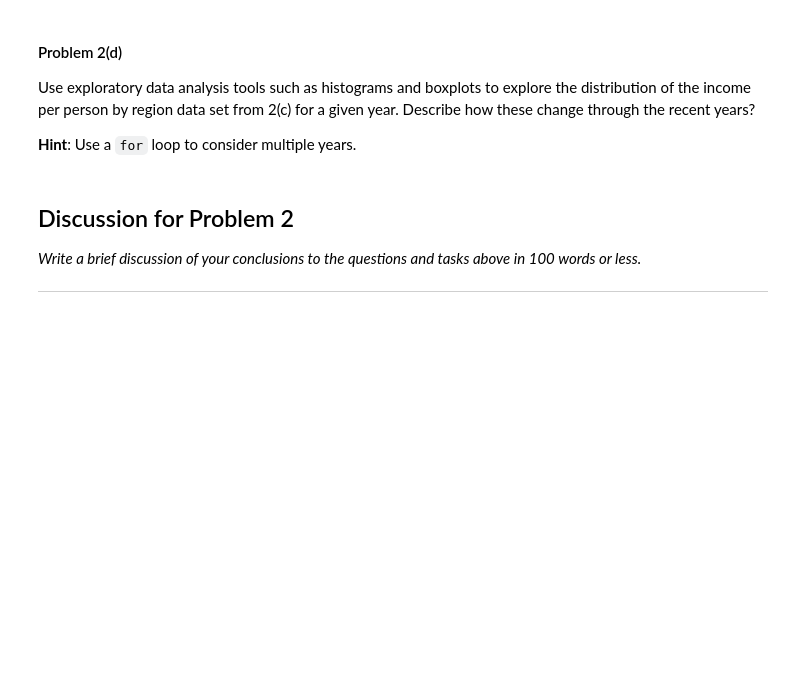
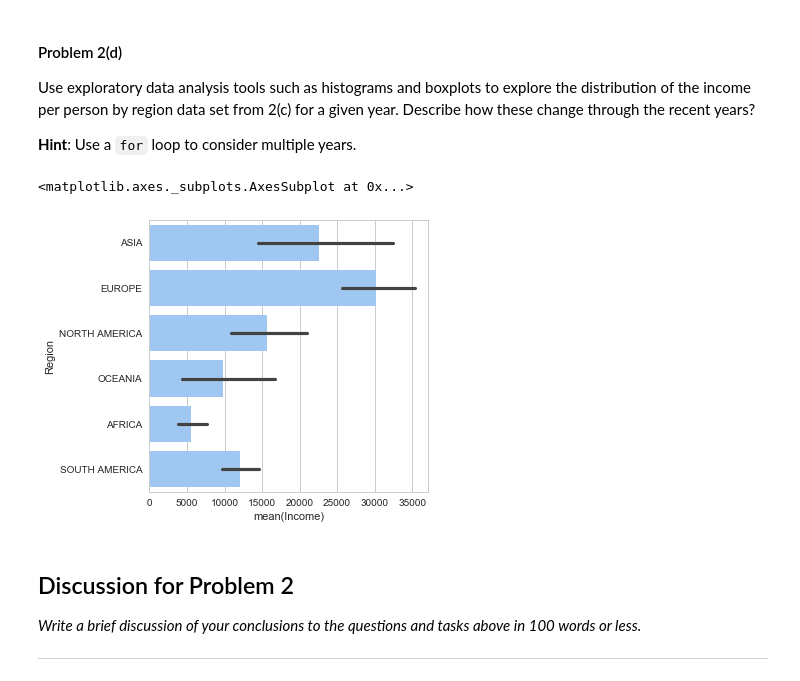
Before and after one commit to achanblard/cs109-hw, a Jupyter notebook: HW1.ipynb, the cells around one changed output. Drawn from its saved outputs; the diff is of its cells as text; code cells hidden in the pictures; blank space fills up the shorter version.

```diff
--- a/HW1.ipynb
+++ b/HW1.ipynb
@@ -433,7 +429,10 @@ Example
 """
 def mergeByYear(year):
     income_year = income[['GDP per capita', year]]
-    return year
+    new_df = pd.merge(countries, income_year,how='left',left_on=['Country'],right_on=['GDP per capita'])
+    df_final = new_df[['Country', 'Region', year]]
+    df_final.columns = ['Country', 'Region', 'Income']
+    return df_final
 
-mergeByYear(2010)
+mergeByYear(2010).head()
 # %% [output]
@@ -449,3 +451,15 @@ Use exploratory data analysis tools such as histograms and boxplots to explore t
+# %%
+import seaborn as sns
+import matplotlib.pyplot as plt
+sns.set(style="whitegrid")
+
+#income.sort_values(2000, ascending=False)
+f, ax = plt.subplots(figsize=(5, 5))
+sns.set_color_codes("pastel")
+sns.barplot(x='Income', y='Region',data=mergeByYear(2010).sort_values('Income', ascending=False), color="b")
+# %% [output]
+<matplotlib.axes._subplots.AxesSubplot at 0x...>
+[figure, added]
 # %% [markdown]
 ## Discussion for Problem 2
 
```
Also changed, not shown: parts of 3 cells of this notebook.
